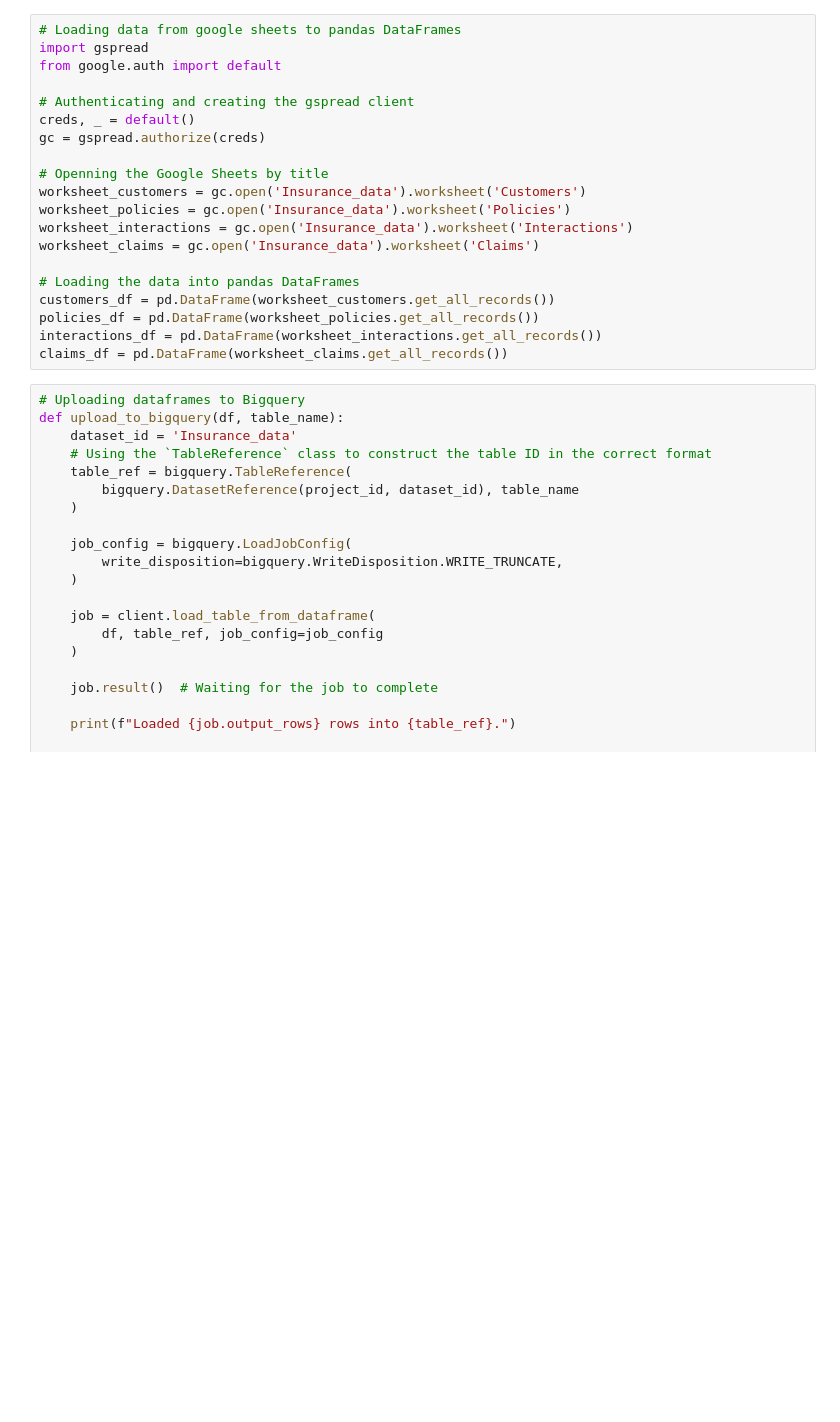
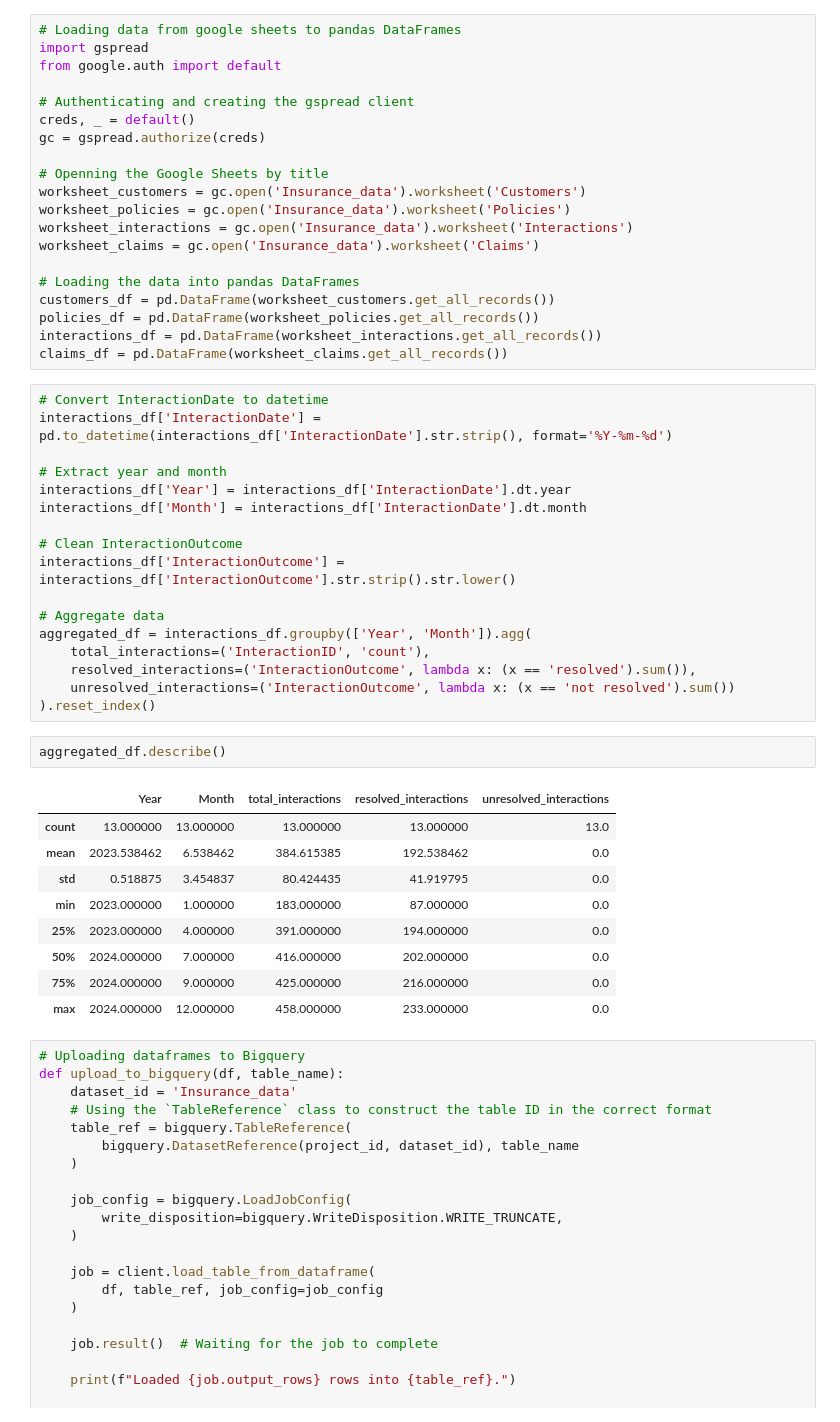
Before and after one commit to stevejj4/Machine-Learning, a Jupyter notebook: Insurance_data.ipynb, the cells around one changed output. Saved outputs shown, nothing was run; the diff lists cells and outputs as text; blank space fills up the shorter version.

Commit message:
Interactions analysis

```diff
--- a/Insurance_data.ipynb
+++ b/Insurance_data.ipynb
@@ -34,6 +34,35 @@ customers_df = pd.DataFrame(worksheet_customers.get_all_records())
 policies_df = pd.DataFrame(worksheet_policies.get_all_records())
 interactions_df = pd.DataFrame(worksheet_interactions.get_all_records())
 claims_df = pd.DataFrame(worksheet_claims.get_all_records())
+# %%
+# Convert InteractionDate to datetime
+interactions_df['InteractionDate'] = pd.to_datetime(interactions_df['InteractionDate'].str.strip(), format='%Y-%m-%d')
+
+# Extract year and month
+interactions_df['Year'] = interactions_df['InteractionDate'].dt.year
+interactions_df['Month'] = interactions_df['InteractionDate'].dt.month
+
+# Clean InteractionOutcome
+interactions_df['InteractionOutcome'] = interactions_df['InteractionOutcome'].str.strip().str.lower()
+
+# Aggregate data
+aggregated_df = interactions_df.groupby(['Year', 'Month']).agg(
+    total_interactions=('InteractionID', 'count'),
+    resolved_interactions=('InteractionOutcome', lambda x: (x == 'resolved').sum()),
+    unresolved_interactions=('InteractionOutcome', lambda x: (x == 'not resolved').sum())
+).reset_index()
+# %%
+aggregated_df.describe()
+# %% [output]
+|  | Year | Month | total_interactions | resolved_interactions | unresolved_interactions |
+| count | 13.000000 | 13.000000 | 13.000000 | 13.000000 | 13.0 |
+| mean | 2023.538462 | 6.538462 | 384.615385 | 192.538462 | 0.0 |
+| std | 0.518875 | 3.454837 | 80.424435 | 41.919795 | 0.0 |
+| min | 2023.000000 | 1.000000 | 183.000000 | 87.000000 | 0.0 |
+| 25% | 2023.000000 | 4.000000 | 391.000000 | 194.000000 | 0.0 |
+| 50% | 2024.000000 | 7.000000 | 416.000000 | 202.000000 | 0.0 |
+| 75% | 2024.000000 | 9.000000 | 425.000000 | 216.000000 | 0.0 |
+| max | 2024.000000 | 12.000000 | 458.000000 | 233.000000 | 0.0 |
 # %%
 # Uploading dataframes to Bigquery
 def upload_to_bigquery(df, table_name):
```
Also changed, not shown: parts of 5 cells of this notebook.
